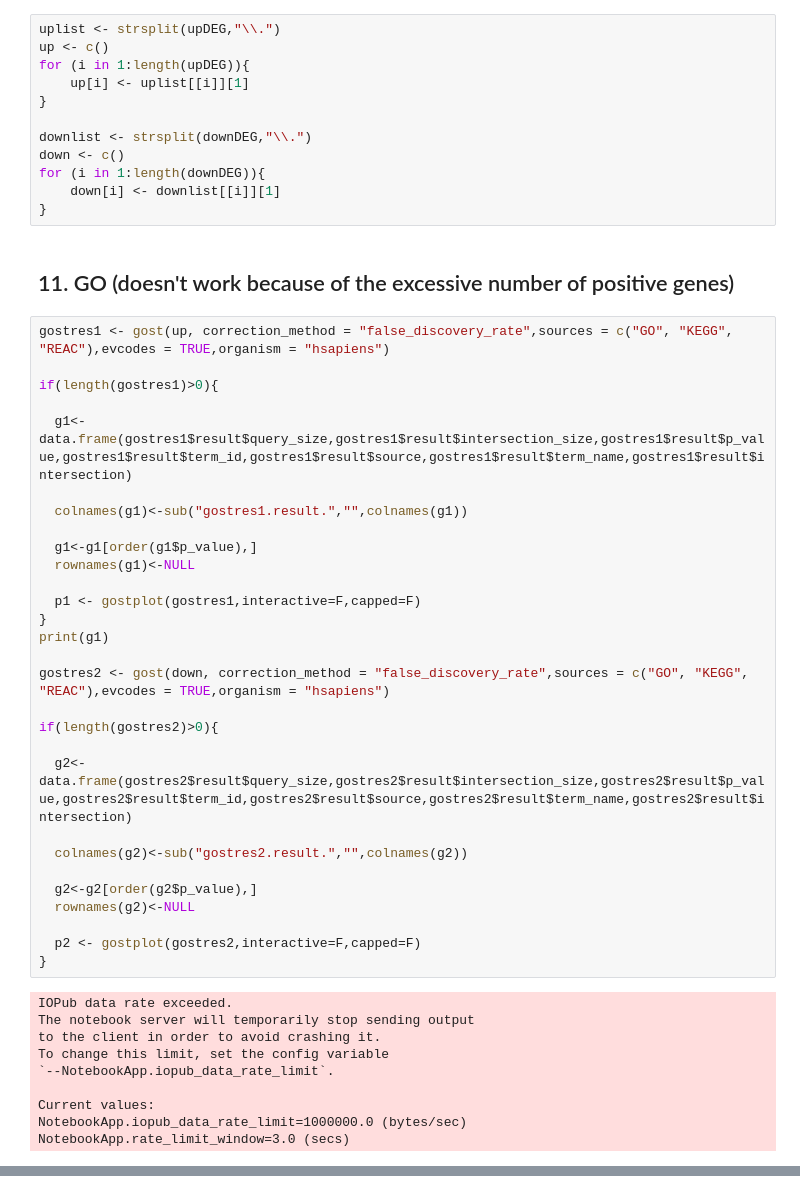
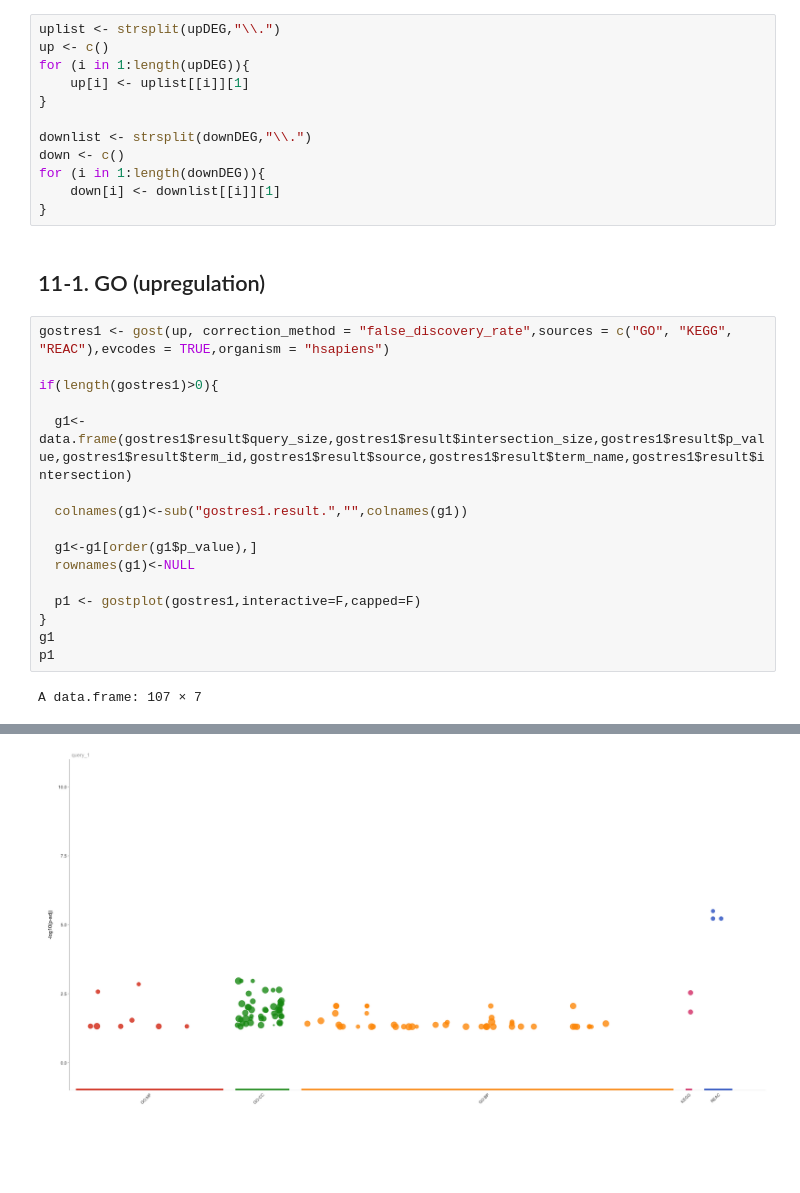
Before and after one commit to cbioinformatics/bulkRNAseq, a Jupyter notebook: TCGA.ipynb, the cells around one changed output, grey strips where cells are left out. Saved outputs shown, nothing was run; the diff lists cells and outputs as text; blank space fills up the shorter version.

```diff
--- a/TCGA.ipynb
+++ b/TCGA.ipynb
@@ -163,8 +146,8 @@ down <- c()
 for (i in 1:length(downDEG)){
     down[i] <- downlist[[i]][1]
 }
-# %% [markdown]
-## 11. GO (doesn't work because of the excessive number of positive genes)
+# %% [markdown]
+## 11-1. GO (upregulation)
 # %%
 gostres1 <- gost(up, correction_method = "false_discovery_rate",sources = c("GO", "KEGG", "REAC"),evcodes = TRUE,organism = "hsapiens")
 
@@ -179,28 +162,7 @@ if(length(gostres1)>0){
 
   p1 <- gostplot(gostres1,interactive=F,capped=F)
 }
-print(g1)
-
-gostres2 <- gost(down, correction_method = "false_discovery_rate",sources = c("GO", "KEGG", "REAC"),evcodes = TRUE,organism = "hsapiens")
-
-if(length(gostres2)>0){
-
-  g2<-data.frame(gostres2$result$query_size,gostres2$result$intersection_size,gostres2$result$p_value,gostres2$result$term_id,gostres2$result$source,gostres2$result$term_name,gostres2$result$intersection)
-
-  colnames(g2)<-sub("gostres2.result.","",colnames(g2))
-
-  g2<-g2[order(g2$p_value),]
-  rownames(g2)<-NULL
-
-  p2 <- gostplot(gostres2,interactive=F,capped=F)
-}
+g1
+p1
 # %% [output]
-IOPub data rate exceeded.
-The notebook server will temporarily stop sending output
-to the client in order to avoid crashing it.
-To change this limit, set the config variable
-`--NotebookApp.iopub_data_rate_limit`.
-
-Current values:
-NotebookApp.iopub_data_rate_limit=1000000.0 (bytes/sec)
-NotebookApp.rate_limit_window=3.0 (secs)
+A data.frame: 107 × 7
@@ -206,0 +187 @@ NotebookApp.rate_limit_window=3.0 (secs)
+[figure, added]
```
Also changed, not shown: parts of 6 cells of this notebook.
